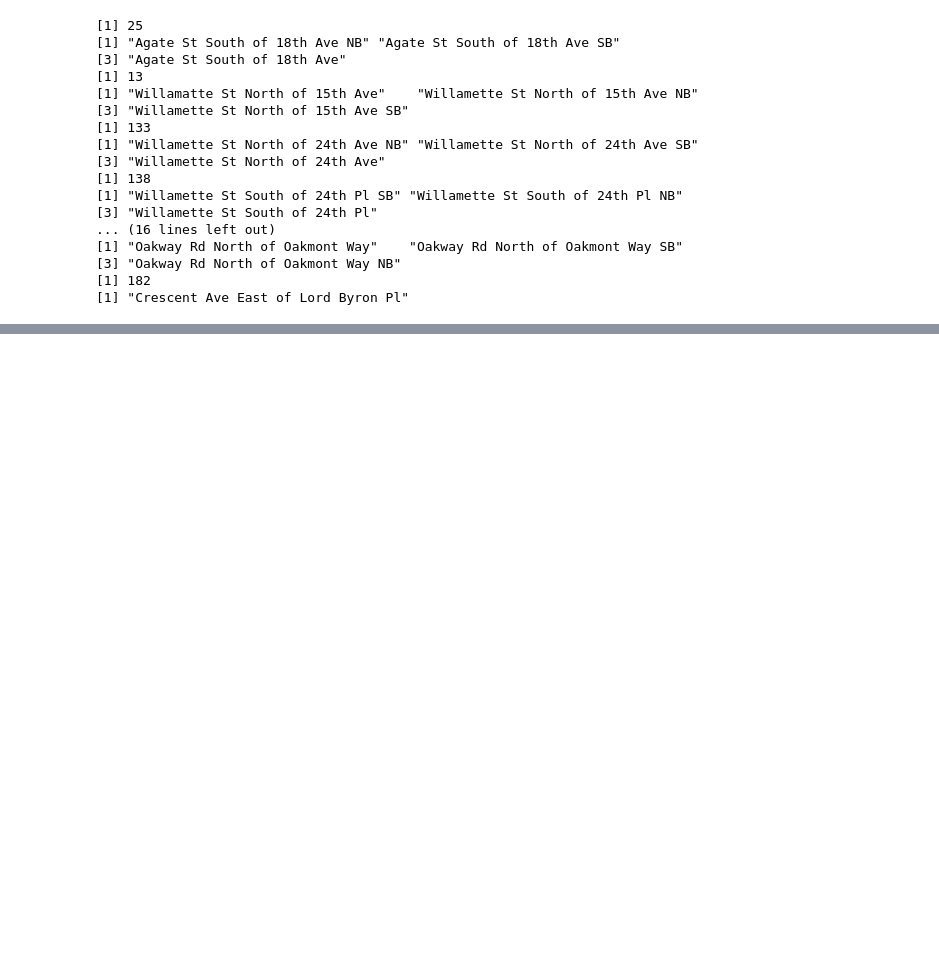
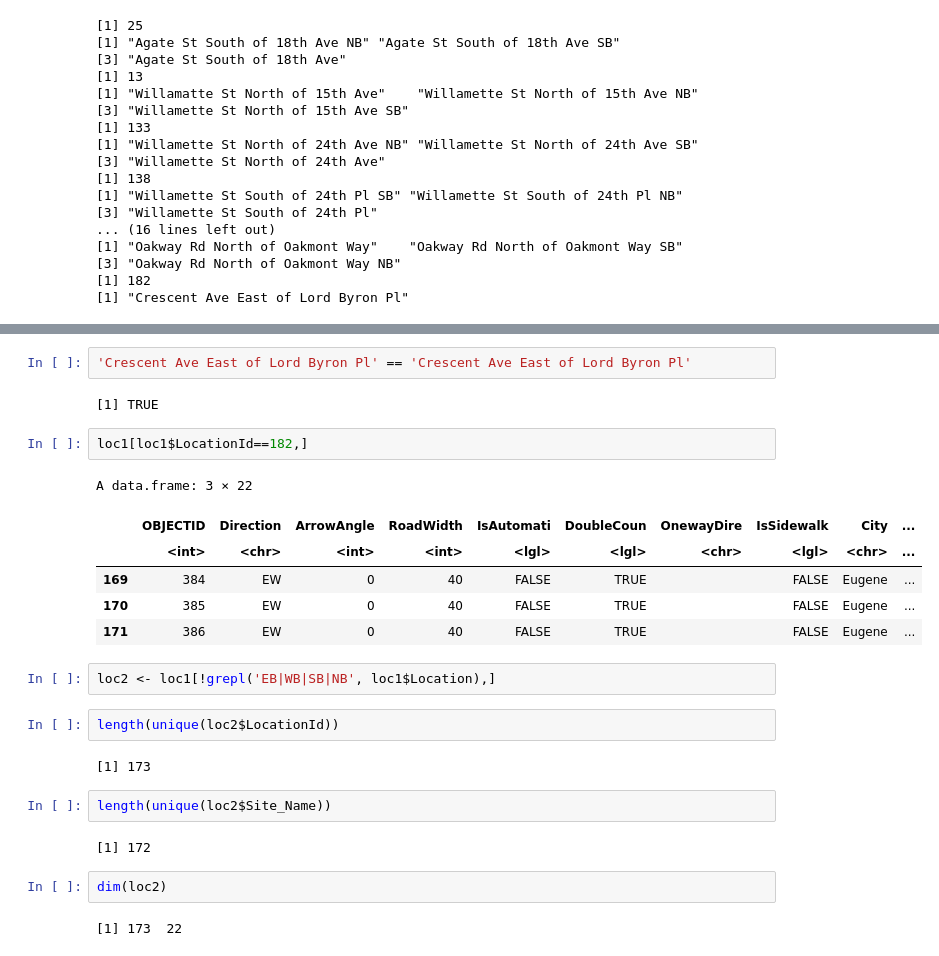
Before and after one commit to dongmeic/BikeCounting, a Jupyter notebook: BikeCounts/Explore_Bike_Counts.ipynb, the cells around one changed output, grey strips where cells are left out. Saved outputs shown, nothing was run; the diff lists cells and outputs as text; blank space fills up the shorter version.

Commit message:
review locations

```diff
--- a/BikeCounts/Explore_Bike_Counts.ipynb
+++ b/BikeCounts/Explore_Bike_Counts.ipynb
@@ -162,0 +159,27 @@ loc1[duplicated(loc1$Site_Name), 'LocationId']
+# %%
+'Crescent Ave East of Lord Byron Pl' == 'Crescent Ave East of Lord Byron Pl'
+# %% [output]
+[1] TRUE
+# %%
+loc1[loc1$LocationId==182,]
+# %% [output]
+A data.frame: 3 × 22
+|  | OBJECTID | Direction | ArrowAngle | RoadWidth | IsAutomati | DoubleCoun | OnewayDire | IsSidewalk | City | ... |
+|  | <int> | <chr> | <int> | <int> | <lgl> | <lgl> | <chr> | <lgl> | <chr> | ... |
+| 169 | 384 | EW | 0 | 40 | FALSE | TRUE |  | FALSE | Eugene | ... |
+| 170 | 385 | EW | 0 | 40 | FALSE | TRUE |  | FALSE | Eugene | ... |
+| 171 | 386 | EW | 0 | 40 | FALSE | TRUE |  | FALSE | Eugene | ... |
+# %%
+loc2 <- loc1[!grepl('EB|WB|SB|NB', loc1$Location),]
+# %%
+length(unique(loc2$LocationId))
+# %% [output]
+[1] 173
+# %%
+length(unique(loc2$Site_Name))
+# %% [output]
+[1] 172
+# %%
+dim(loc2)
+# %% [output]
+[1] 173  22
```
Also changed, not shown: parts of 23 cells of this notebook.
